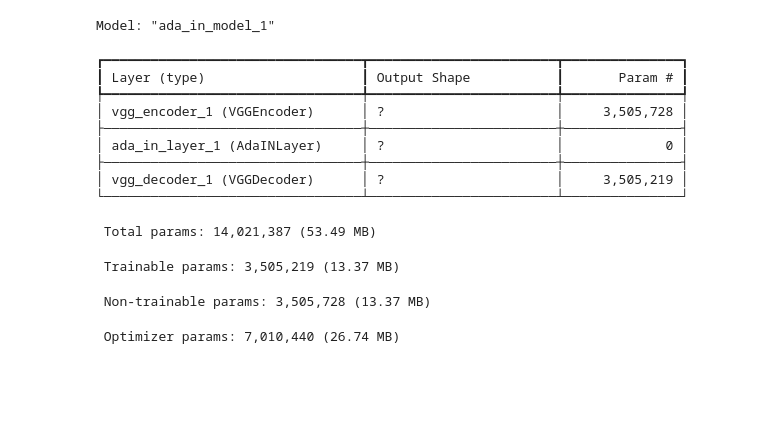
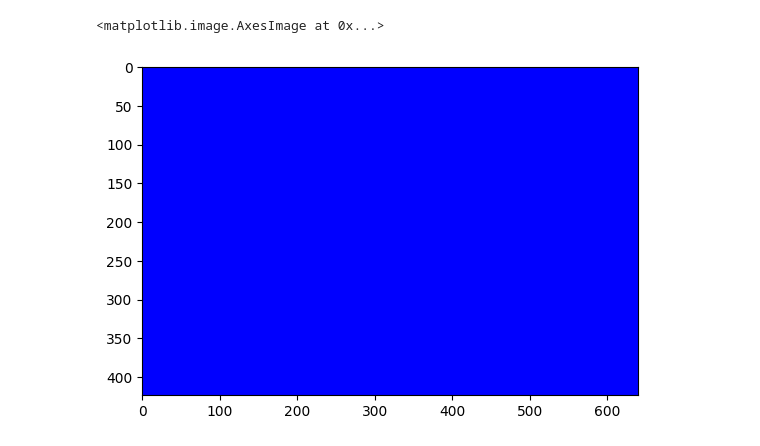
Before and after one commit to YoanBoute/StyleTransferAI-based-on-AdaIN, a Jupyter notebook: tests.ipynb, the cells around one changed output. Saved outputs shown, nothing was run; the diff lists cells and outputs as text; code cells hidden in the pictures; blank space fills up the shorter version.

```diff
--- a/tests.ipynb
+++ b/tests.ipynb
@@ -84,10 +85,10 @@ class AdaINTrainer() :
         print("The training is complete ! The model and its performances have been logged in MLFlow")
 # %%
 dm = AdaINDataModule(Path("D:/StyleTransferAI/StyleTransferAI_AdaIN/datasets/unlabeled2017/"), Path("D:/StyleTransferAI/StyleTransferAI_AdaIN/datasets/WikiArt/"), dataset_size=100, seed=444, batch_size=8)
-model = AdaINModel()
+model = AdaINModel(lamb=0)
 
 trainer = AdaINTrainer(model, dm, 'adam', mlflow_dir=Path("D:/Python/ML Flow/mlruns"), mlflow_tags={"Debugging" : True})
-trainer.train()
+trainer.train(epochs=5, steps_per_epoch=10)
 # %% [output]
 Initiating datasets...
 Compiling the model...
@@ -107,17 +111,5 @@ The training is complete ! The model and its performances have been logged in ML
-# %%
-model.summary()
-# %% [output]
-Model: "ada_in_model_1"
-┏━━━━━━━━━━━━━━━━━━━━━━━━━━━━━━━━━┳━━━━━━━━━━━━━━━━━━━━━━━━┳━━━━━━━━━━━━━━━┓
-┃ Layer (type)                    ┃ Output Shape           ┃       Param # ┃
-┡━━━━━━━━━━━━━━━━━━━━━━━━━━━━━━━━━╇━━━━━━━━━━━━━━━━━━━━━━━━╇━━━━━━━━━━━━━━━┩
-│ vgg_encoder_1 (VGGEncoder)      │ ?                      │     3,505,728 │
-├─────────────────────────────────┼────────────────────────┼───────────────┤
-│ ada_in_layer_1 (AdaINLayer)     │ ?                      │             0 │
-├─────────────────────────────────┼────────────────────────┼───────────────┤
-│ vgg_decoder_1 (VGGDecoder)      │ ?                      │     3,505,219 │
-└─────────────────────────────────┴────────────────────────┴───────────────┘
- Total params: 14,021,387 (53.49 MB)
- Trainable params: 3,505,219 (13.37 MB)
- Non-trainable params: 3,505,728 (13.37 MB)
- Optimizer params: 7,010,440 (26.74 MB)
+# %%
+plt.imshow(model([c,s]).clone().detach().cpu().numpy()[0])
+# %% [output]
+<matplotlib.image.AxesImage at 0x...>
+[figure, added]
```
Also changed, not shown: parts of 5 cells of this notebook, 2 other files.
